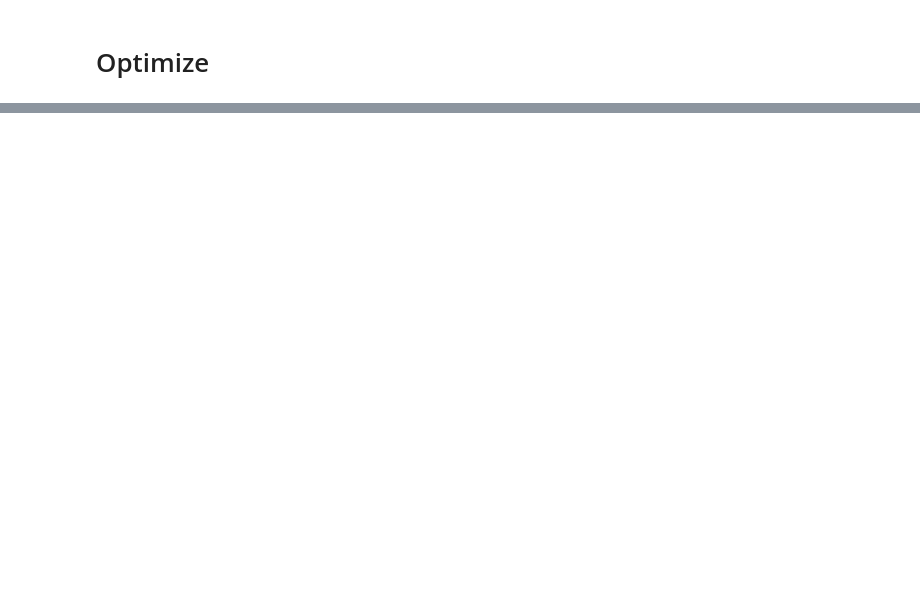
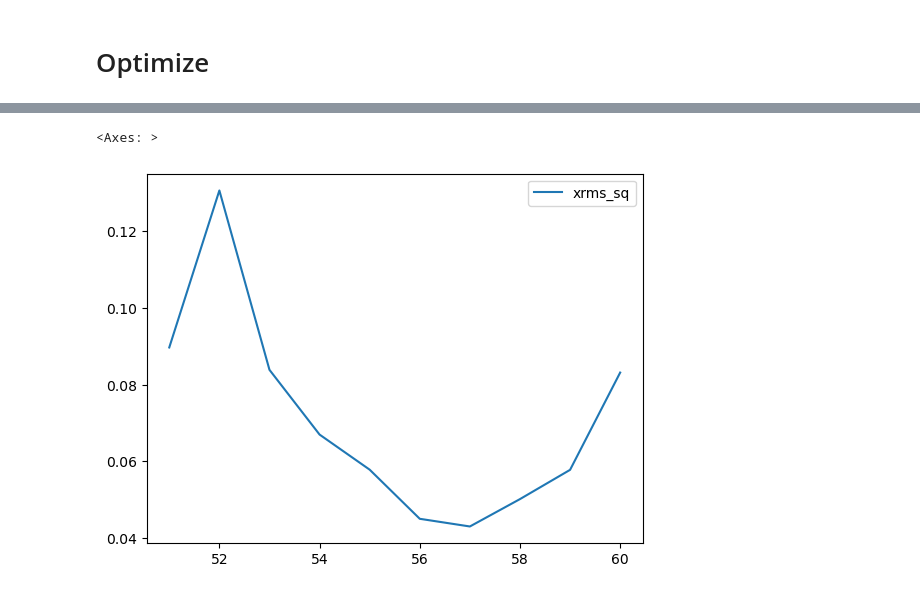
Before and after one commit to t-bz/SLAC_Xopt, a Jupyter notebook: lcls_ii/emittance/bax/bax-emittance-minimization-LCLSII.ipynb, the cells around one changed output, grey strips where cells are left out. Cells and saved outputs as stored; diff of their text form; code cells hidden in the pictures; blank space fills up the shorter version.

```diff
--- a/lcls_ii/emittance/bax/bax-emittance-minimization-LCLSII.ipynb
+++ b/lcls_ii/emittance/bax/bax-emittance-minimization-LCLSII.ipynb
@@ -605,16 +682,14 @@ model_constructor = StandardModelConstructor(covar_modules=covar_module_dict)
 # Numerical optimizer (for acquisition function)
 # %%
 from xopt.numerical_optimizer import LBFGSOptimizer
-numerical_optimizer = LBFGSOptimizer(
-                                    n_raw_samples=20,
-                                    n_restarts=20,
+numerical_optimizer = LBFGSOptimizer(n_restarts=20,
                                     max_iter=100)
 # %% [markdown]
 # Initialize Xopt Optimizer
 # %%
 #construct BAX generator
 generator = BaxGenerator(vocs=vocs,
-                         model_constructor=model_constructor,
+                         gp_constructor=model_constructor,
                          numerical_optimizer=numerical_optimizer,
                          algorithm=algo)
 #construct evaluator
@@ -622,6 +697,3 @@ evaluator = Evaluator(function=eval_beamsize)
 
 #construct Xopt optimizer
 optimizer = Xopt(evaluator=evaluator, generator=generator, vocs=vocs)
-
-# call X.random_evaluate() to generate random initial points and evaluate on test_func
-optimizer.random_evaluate(N_OBS_INIT)
@@ -629,0 +700,2 @@ NameError: name 'vocs' is not defined
+# %%
+optimizer.dump_file = 'BAX_run12.yml'
@@ -632,9 +761,9 @@ results = {}
 # %% [markdown]
 # Optimize
 # %%
-for i in range(1, n_iter+1):
+for i in range(1, N_ITER+1):
 
-    print('Iteration:', i, '/', n_iter)
+    print('Iteration:', i, '/', N_ITER)
 
     start = time.time()
 
@@ -643,12 +772,12 @@ for i in range(1, n_iter+1):
 
 
     #extract GP models
-    model = optimizer.generator.train_model()
-    bax_model_ids = [optimizer.generator.vocs.output_names.index(name)
-                            for name in optimizer.generator.algorithm.observable_names_ordered]
-    bax_model = model.subset_output(bax_model_ids)
-    beam_size_model_x = bax_model.models[0]
-    beam_size_model_y = bax_model.models[1]
+    # model = optimizer.generator.train_model()
+    # bax_model_ids = [optimizer.generator.vocs.output_names.index(name)
+    #                         for name in optimizer.generator.algorithm.observable_names_ordered]
+    # bax_model = model.subset_output(bax_model_ids)
+    # beam_size_model_x = bax_model.models[0]
+    # beam_size_model_y = bax_model.models[1]
 
     #extract and store algorithm results for this iteration
     results[i] = optimizer.generator.algorithm_results
@@ -748,0 +810,5 @@ sample validity rate: tensor([0.9466])
+# %%
+optimizer.data.iloc[-10:].plot(y='xrms_sq')
+# %% [output]
+<Axes: >
+[figure, added]
```
Also changed, not shown: parts of 46 cells of this notebook, 23 other files.
